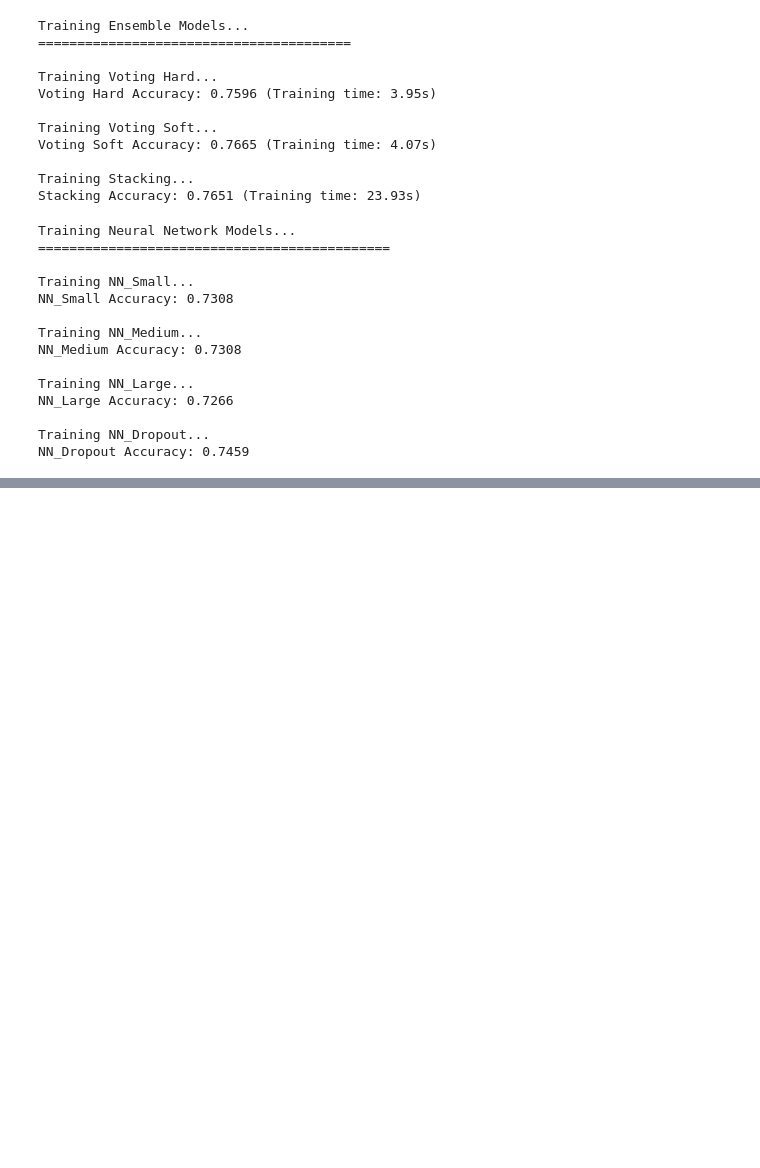
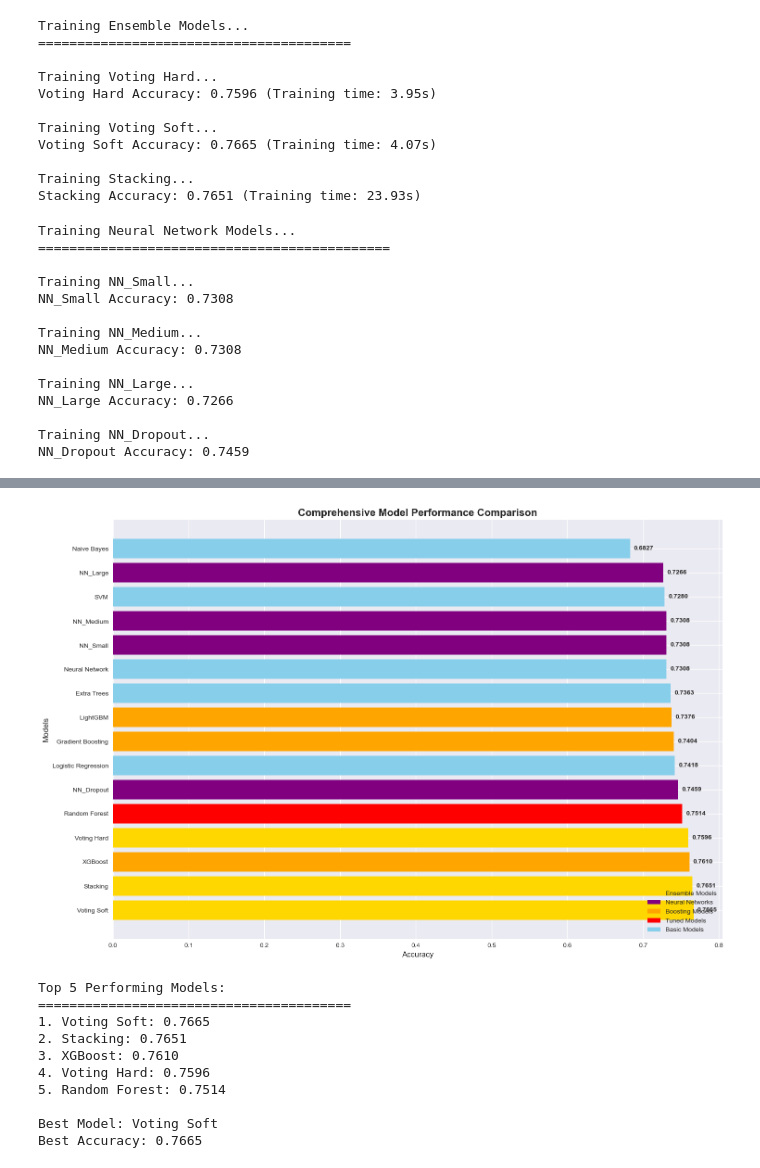
Before and after one commit to shreyuu/BFSI-NLP-Hackathon, a Jupyter notebook: main.ipynb, the cells around one changed output, grey strips where cells are left out. Drawn from its saved outputs; the diff is of its cells as text; code cells hidden in the pictures; blank space fills up the shorter version.

```diff
--- a/main.ipynb
+++ b/main.ipynb
@@ -707,0 +712,77 @@ Using device: cpu
+# %%
+# Comprehensive Results Comparison
+# Combine all results
+all_results = {}
+all_results.update(results)  # Original models
+all_results.update(advanced_results)  # Advanced models
+all_results.update(tuned_results)  # Tuned models
+all_results.update(ensemble_results)  # Ensemble models
+all_results.update(nn_results)  # Neural network models
+
+# Sort results by accuracy
+sorted_results = sorted(all_results.items(), key=lambda x: x[1], reverse=True)
+
+# Create comprehensive comparison plot
+plt.figure(figsize=(15, 10))
+models_list = [item[0] for item in sorted_results]
+accuracies = [item[1] for item in sorted_results]
+
+# Create color map for different model types
+colors = []
+for model_name in models_list:
+    if 'Voting' in model_name or 'Stacking' in model_name:
+        colors.append('gold')  # Ensemble models
+    elif 'NN_' in model_name:
+        colors.append('purple')  # Neural networks
+    elif model_name in ['XGBoost', 'LightGBM', 'Gradient Boosting']:
+        colors.append('orange')  # Boosting models
+    elif 'tuned' in model_name.lower() or model_name in tuned_results:
+        colors.append('red')  # Tuned models
+    else:
+        colors.append('skyblue')  # Basic models
+
+bars = plt.barh(models_list, accuracies, color=colors)
+plt.title('Comprehensive Model Performance Comparison', fontsize=16, fontweight='bold')
+plt.xlabel('Accuracy', fontsize=12)
+plt.ylabel('Models', fontsize=12)
+
+# Add value labels
+for i, (bar, acc) in enumerate(zip(bars, accuracies)):
+    plt.text(bar.get_width() + 0.005, bar.get_y() + bar.get_height()/2,
+             f'{acc:.4f}', ha='left', va='center', fontweight='bold')
+
+# Add legend
+legend_elements = [
+    plt.Rectangle((0,0),1,1, facecolor='gold', label='Ensemble Models'),
+    plt.Rectangle((0,0),1,1, facecolor='purple', label='Neural Networks'),
+    plt.Rectangle((0,0),1,1, facecolor='orange', label='Boosting Models'),
+    plt.Rectangle((0,0),1,1, facecolor='red', label='Tuned Models'),
+    plt.Rectangle((0,0),1,1, facecolor='skyblue', label='Basic Models')
+]
+plt.legend(handles=legend_elements, loc='lower right')
+
+plt.tight_layout()
+plt.show()
+
+# Print top 5 models
+print("\nTop 5 Performing Models:")
+print("=" * 40)
+for i, (model_name, accuracy) in enumerate(sorted_results[:5], 1):
+    print(f"{i}. {model_name}: {accuracy:.4f}")
+
+# Best model details
+best_model_name, best_accuracy = sorted_results[0]
+print(f"\nBest Model: {best_model_name}")
+print(f"Best Accuracy: {best_accuracy:.4f}")
+# %% [output]
+[figure, added]
+Top 5 Performing Models:
+========================================
+1. Voting Soft: 0.7665
+2. Stacking: 0.7651
+3. XGBoost: 0.7610
+4. Voting Hard: 0.7596
+5. Random Forest: 0.7514
+
+Best Model: Voting Soft
+Best Accuracy: 0.7665
```
Also changed, not shown: parts of 3 cells of this notebook.
